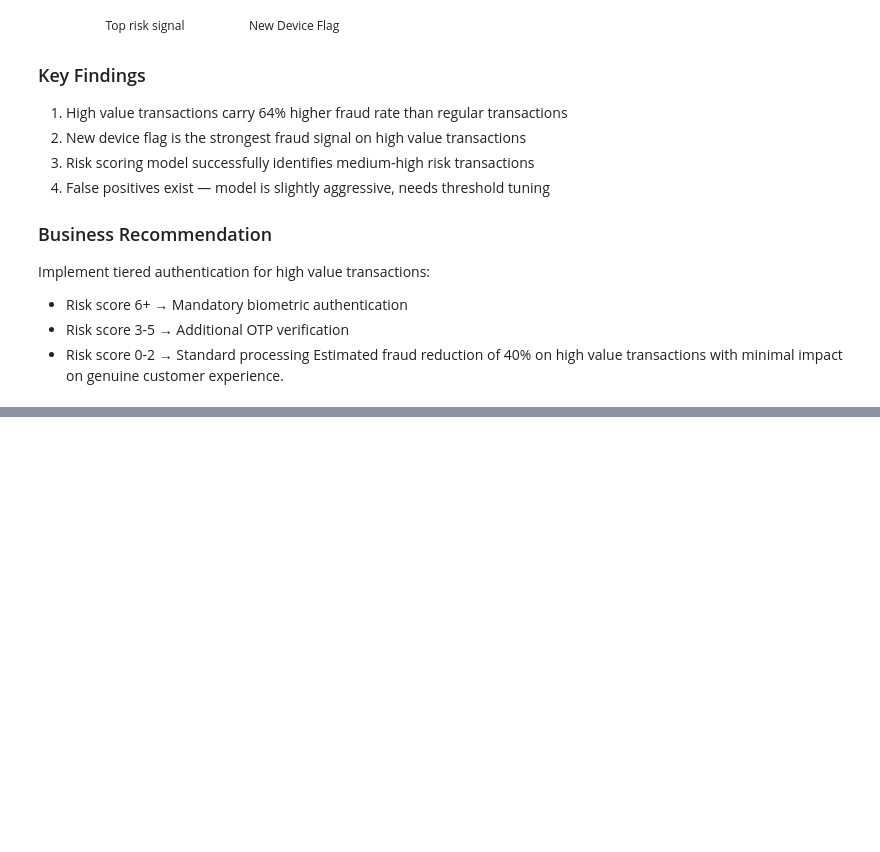
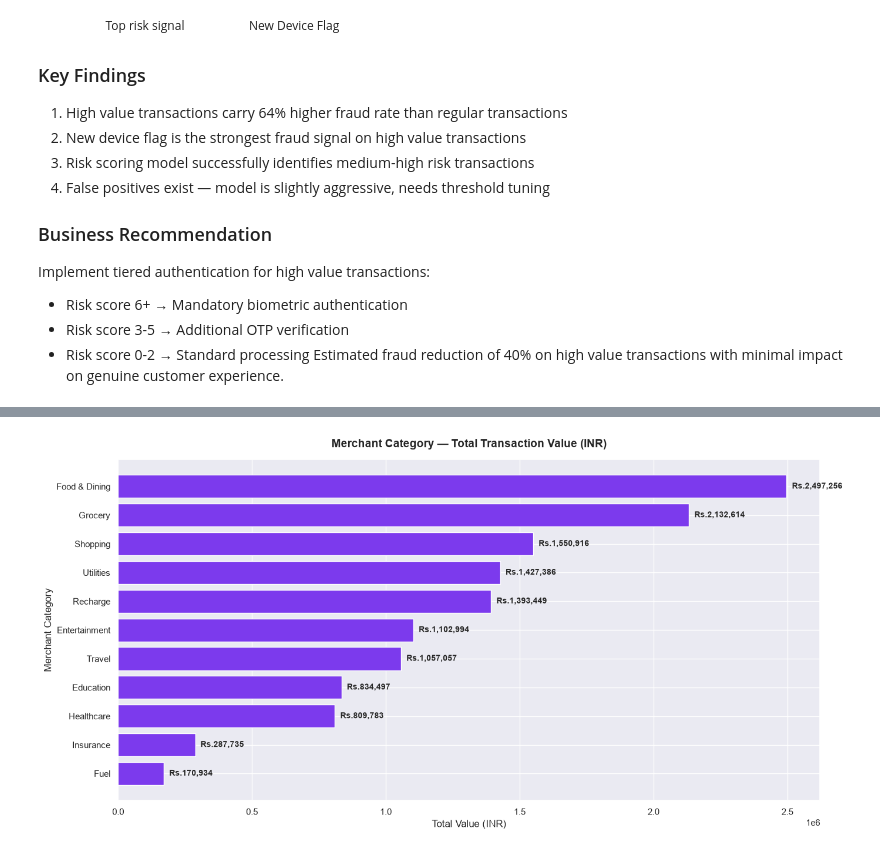
Before and after one commit to CodeByMiraj/UPI-Payment-Intelligence, a Jupyter notebook: notebooks/02_sql_analysis.ipynb, the cells around one changed output, grey strips where cells are left out. Cells and saved outputs as stored; diff of their text form; code cells hidden in the pictures; blank space fills up the shorter version.

```diff
--- a/notebooks/02_sql_analysis.ipynb
+++ b/notebooks/02_sql_analysis.ipynb
@@ -633,0 +687,27 @@ minimal impact on genuine customer experience.
+# %%
+# Chart 2 — Merchant Category Performance
+
+fig, ax = plt.subplots(figsize=(14, 7))
+
+bars = ax.barh(result5['merchant_category'],
+               result5['total_value_inr'],
+               color=COLORS[1],
+               edgecolor='white')
+
+for bar, val in zip(bars, result5['total_value_inr']):
+    ax.text(bar.get_width() + 20000,
+            bar.get_y() + bar.get_height()/2,
+            f'Rs.{val:,.0f}',
+            ha='left', va='center',
+            fontweight='bold', fontsize=10)
+
+ax.set_title('Merchant Category — Total Transaction Value (INR)', pad=15)
+ax.set_xlabel('Total Value (INR)')
+ax.set_ylabel('Merchant Category')
+ax.invert_yaxis()
+
+plt.tight_layout()
+plt.savefig('../data/charts/chart_02_merchant_category_value.png', dpi=150, bbox_inches='tight')
+plt.show()
+# %% [output]
+[figure, added]
```
Also changed, not shown: parts of 7 cells of this notebook.
